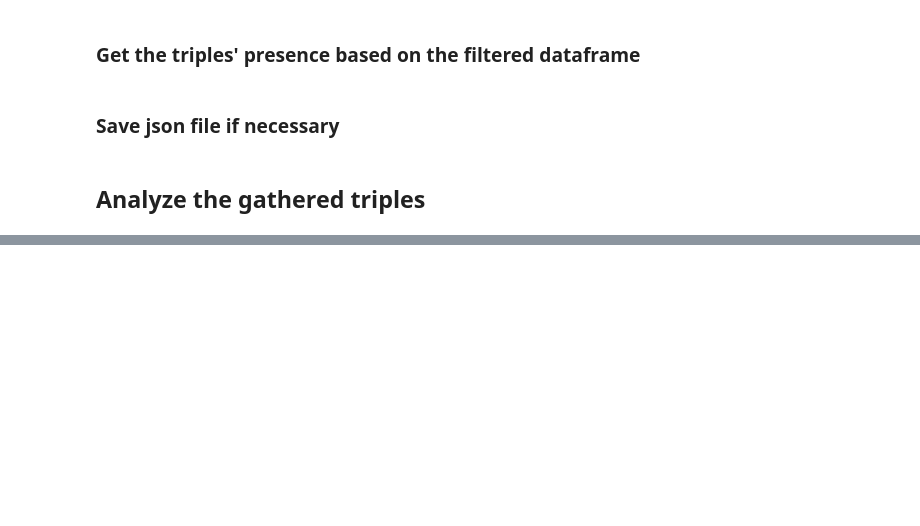
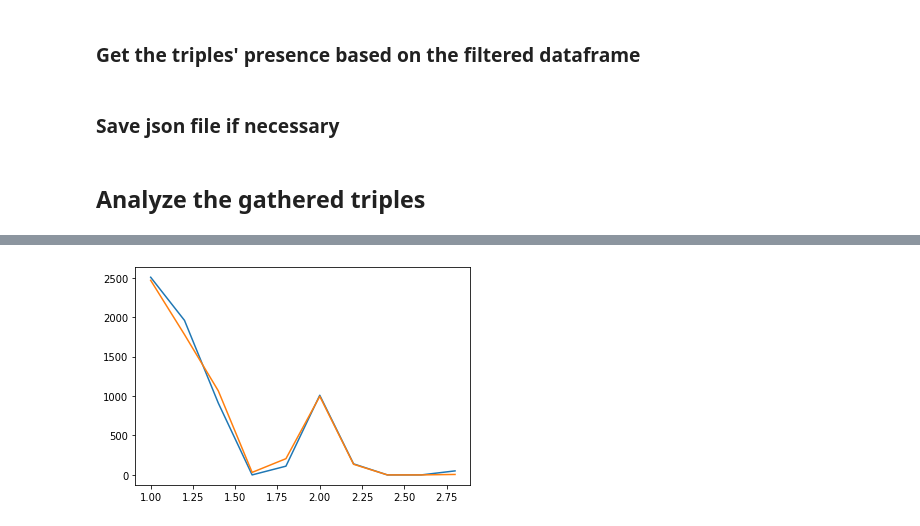
Before and after one commit to amimem/agent_abstraction, a Jupyter notebook: notebooks/Analysis.ipynb, the cells around one changed output, grey strips where cells are left out. Cells and saved outputs as stored; diff of their text form; code cells hidden in the pictures; blank space fills up the shorter version.

```diff
--- a/notebooks/Analysis.ipynb
+++ b/notebooks/Analysis.ipynb
@@ -146,0 +184,11 @@ df.head()
+# %%
+samediff_count_list_2 = (df.factor_same.values, df.factor_diff.values)
+# %%
+a = zip(samediff_count_list_2[0],samediff_count_list_2[1])
+# %%
+fig,ax=plt.subplots()
+for data in zip(*filter(None,a)):
+    counts,bins=np.histogram(data)
+    ax.plot(bins[:-1],counts)
+# %% [output]
+[figure, added]
```
Also changed, not shown: parts of 22 cells of this notebook.
